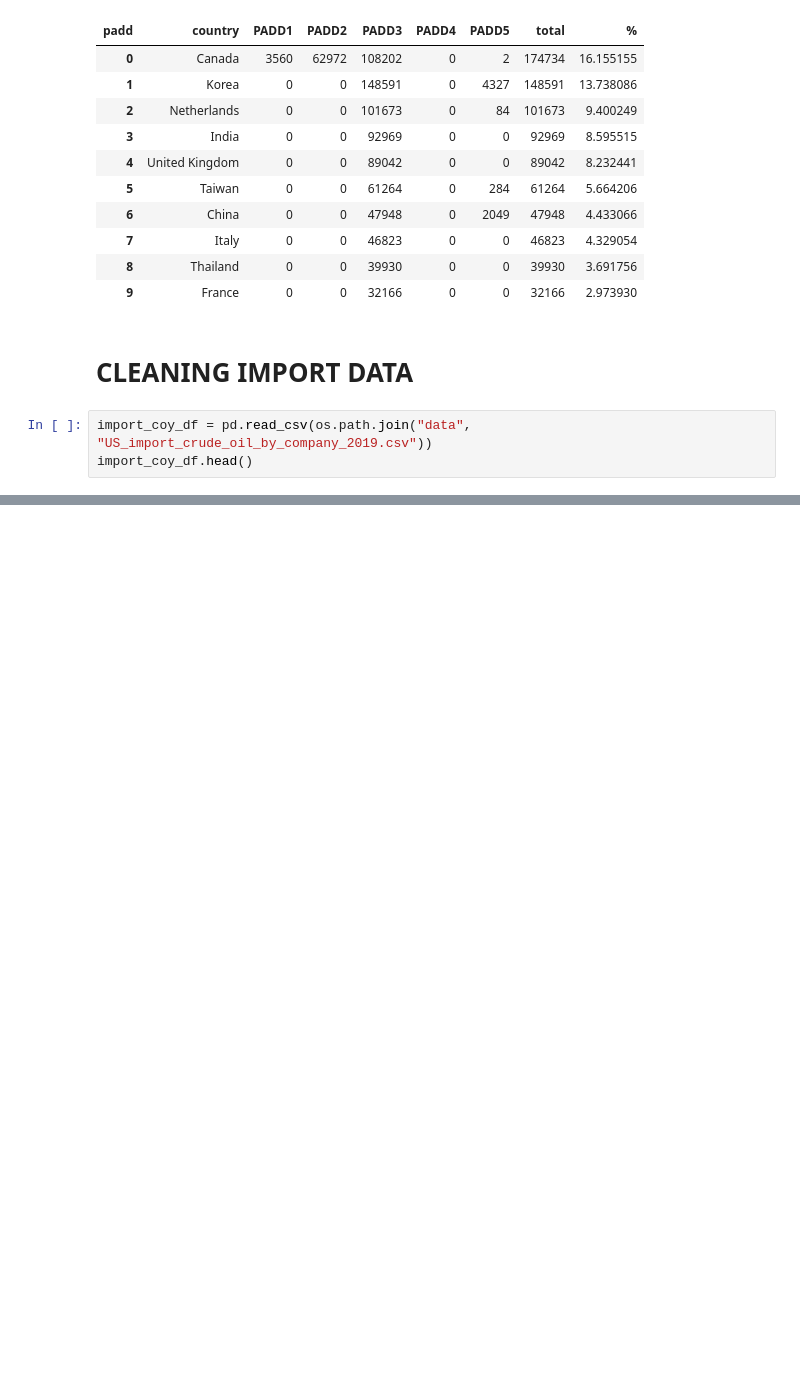
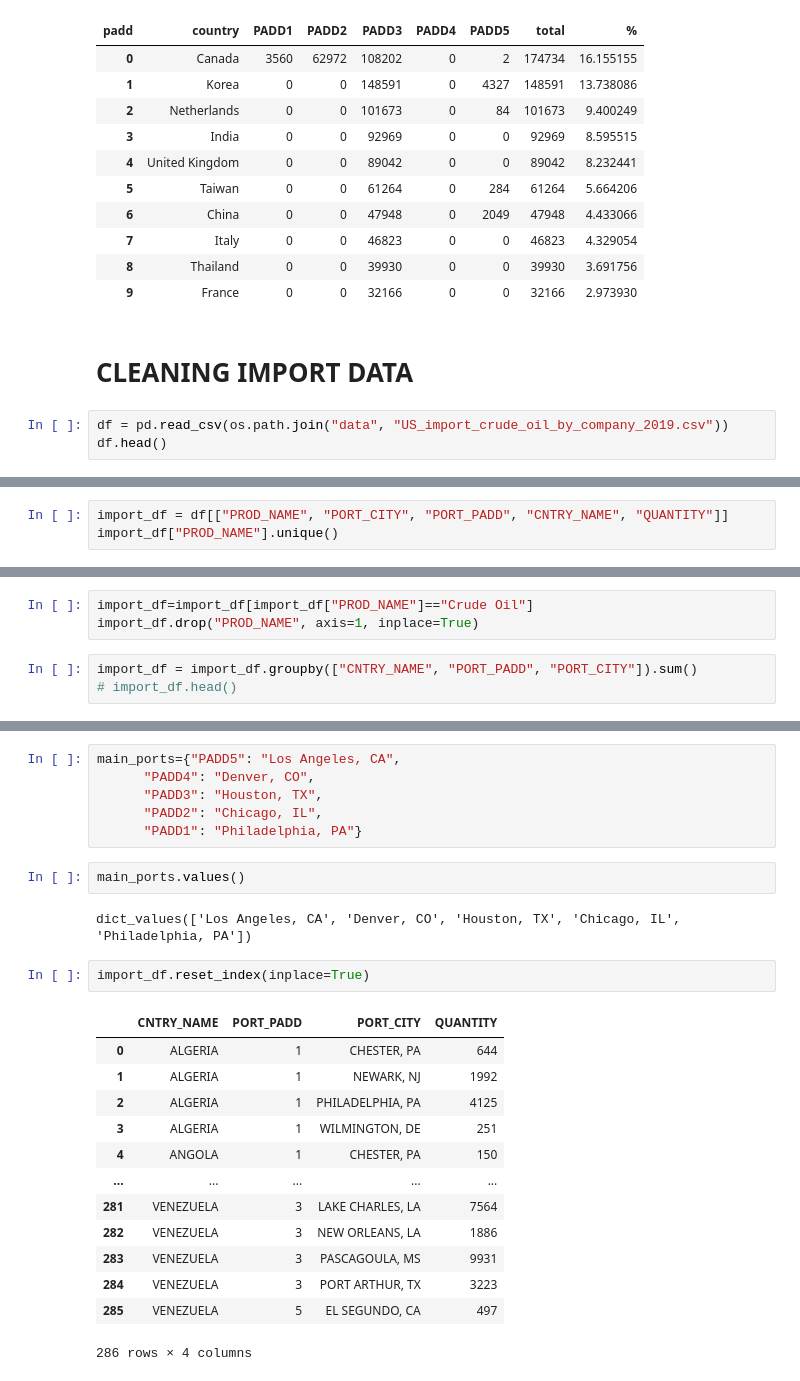
Before and after one commit to OlegRyzhkov2020/oil-project, a Jupyter notebook: export_import/US_expo_imp.ipynb, the cells around one changed output, grey strips where cells are left out. Drawn from its saved outputs; the diff is of its cells as text; blank space fills up the shorter version.

```diff
--- a/export_import/US_expo_imp.ipynb
+++ b/export_import/US_expo_imp.ipynb
@@ -211,8 +213,8 @@ export_2019_top10
 # %% [markdown]
 # CLEANING IMPORT DATA
 # %%
-import_coy_df = pd.read_csv(os.path.join("data", "US_import_crude_oil_by_company_2019.csv"))
-import_coy_df.head()
+df = pd.read_csv(os.path.join("data", "US_import_crude_oil_by_company_2019.csv"))
+df.head()
 # %% [output]
 |  | RPT_PERIOD | R_S_NAME | LINE_NUM | PROD_CODE | PROD_NAME | PORT_CODE | PORT_CITY | PORT_STATE | PORT_PADD | ... |
 | 0 | Jan-19 | ADIRONDACK ENERGY PRODUCTS INC | 1 | 251 | Propane/Ngl | 704 | MASSENA, NY | NEW YORK | 1 | ... |
@@ -232,0 +233,3 @@ import_coy_df =
+# %%
+import_df = df[["PROD_NAME", "PORT_CITY", "PORT_PADD", "CNTRY_NAME", "QUANTITY"]]
+import_df["PROD_NAME"].unique()
@@ -232,0 +263,6 @@ import_coy_df =
+# %%
+import_df=import_df[import_df["PROD_NAME"]=="Crude Oil"]
+import_df.drop("PROD_NAME", axis=1, inplace=True)
+# %%
+import_df = import_df.groupby(["CNTRY_NAME", "PORT_PADD", "PORT_CITY"]).sum()
+# import_df.head()
@@ -232,0 +307,26 @@ import_coy_df =
+# %%
+main_ports={"PADD5": "Los Angeles, CA",
+      "PADD4": "Denver, CO",
+      "PADD3": "Houston, TX",
+      "PADD2": "Chicago, IL",
+      "PADD1": "Philadelphia, PA"}
+# %%
+main_ports.values()
+# %% [output]
+dict_values(['Los Angeles, CA', 'Denver, CO', 'Houston, TX', 'Chicago, IL', 'Philadelphia, PA'])
+# %%
+import_df.reset_index(inplace=True)
+# %% [output]
+|  | CNTRY_NAME | PORT_PADD | PORT_CITY | QUANTITY |
+| 0 | ALGERIA | 1 | CHESTER, PA | 644 |
+| 1 | ALGERIA | 1 | NEWARK, NJ | 1992 |
+| 2 | ALGERIA | 1 | PHILADELPHIA, PA | 4125 |
+| 3 | ALGERIA | 1 | WILMINGTON, DE | 251 |
+| 4 | ANGOLA | 1 | CHESTER, PA | 150 |
+| ... | ... | ... | ... | ... |
+| 281 | VENEZUELA | 3 | LAKE CHARLES, LA | 7564 |
+| 282 | VENEZUELA | 3 | NEW ORLEANS, LA | 1886 |
+| 283 | VENEZUELA | 3 | PASCAGOULA, MS | 9931 |
+| 284 | VENEZUELA | 3 | PORT ARTHUR, TX | 3223 |
+| 285 | VENEZUELA | 5 | EL SEGUNDO, CA | 497 |
+286 rows × 4 columns
```
Also changed, not shown: parts of 30 cells of this notebook, 3 other files.
